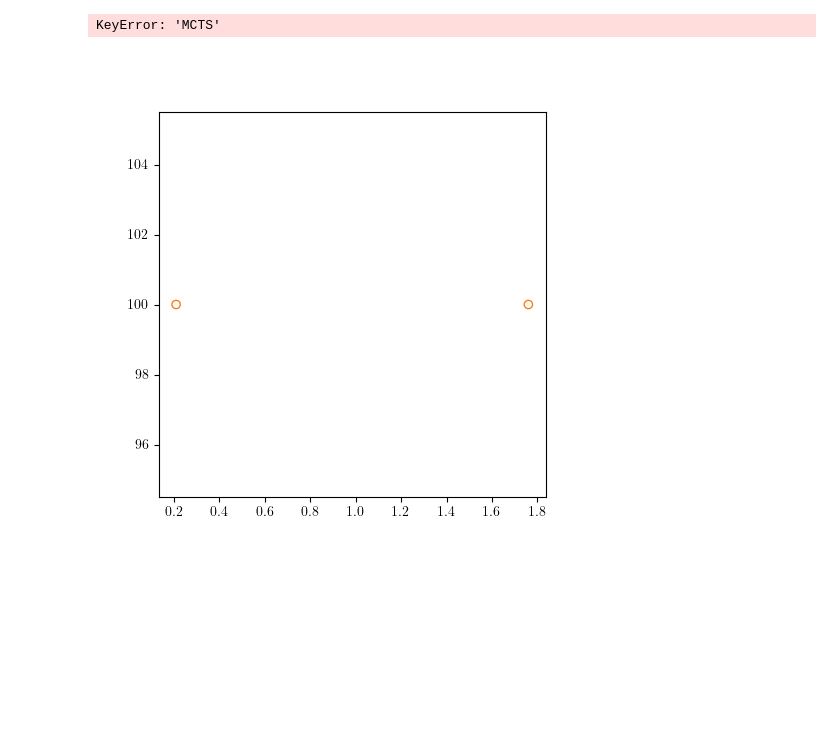
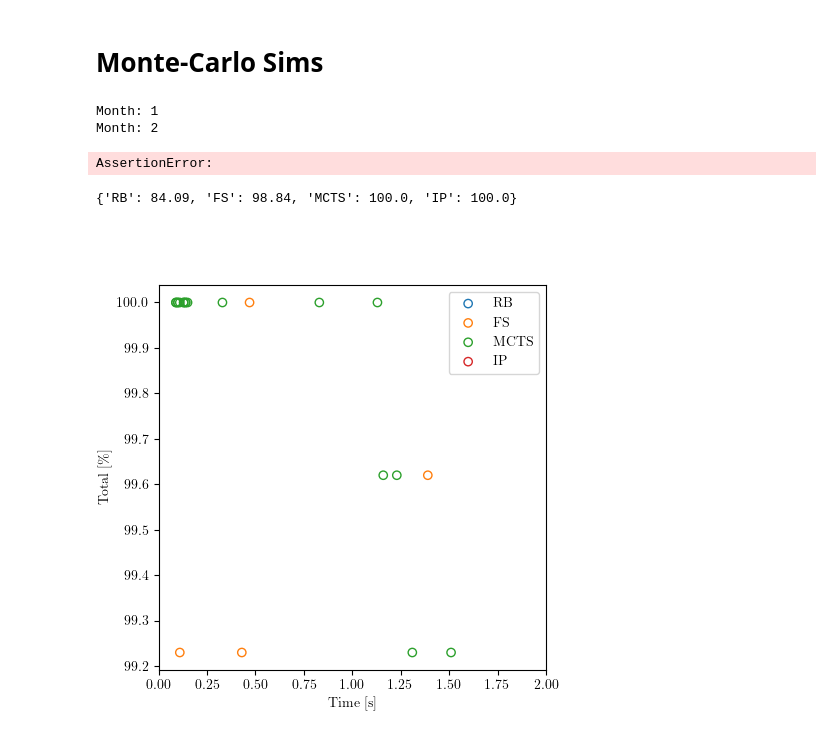
Before and after one commit to Stanford-NavLab/LuPNT, a Jupyter notebook: examples/projects/pnt-scheduling/python/experimients_ION2024.ipynb, the cells around one changed output. Saved outputs shown, nothing was run; the diff lists cells and outputs as text; code cells hidden in the pictures; blank space fills up the shorter version.

```diff
--- a/examples/projects/pnt-scheduling/python/experimients_ION2024.ipynb
+++ b/examples/projects/pnt-scheduling/python/experimients_ION2024.ipynb
@@ -48,0 +112,2 @@ Contact durations [hours]
+# %% [markdown]
+# Monte-Carlo Sims
@@ -49,15 +138,62 @@ Contact durations [hours]
+# %%
+months = np.arange(1, 11)
+duration_factor = 0.40
+results = list[dict]() # List of results for each month
+for month in months:
+    print(f"Month: {month}")
+    config = base_config.copy()
+    config["date"] = config["date"].format(month=month)
+    config["duration_factor"] = duration_factor
+    results.append(experiment_1.solve_problem(config, n_jobs=1))
+# %% [output]
+Month: 1
+Month: 2
+AssertionError:
+# %%
+postproc_results = {}
+for solver in ["RB", "FS", "MCTS", "IP"]:
+    postproc_results[solver] = dict[dict]()
+
+    # Collect all results for the solver
+    results_solver = list[dict]()
+    for i in range(len(months)):
+        results_solver.extend(results[i][solver])
+
+    for r in results_solver:
+        # r = {params, total, time, ...}
+        params = str(r["params"])
+        if params not in postproc_results[solver]:
+            postproc_results[solver][params] = {key: [] for key in r.keys() if key != "params"}
+
+        for key, val in r.items():
+            if key == "params":
+                continue
+            postproc_results[solver][params][key].append(val)
+# %%
+mean_total = {}
+for solver in ["RB", "FS", "MCTS", "IP"]:
+    mean_total[solver] = round(max([np.mean(r["total"]) for r in postproc_results[solver].values()]),2)
+print(mean_total)
+# %% [output]
+{'RB': 84.09, 'FS': 98.84, 'MCTS': 100.0, 'IP': 100.0}
 # %%
-plt.figure(figsize=(5,5))
+plt.figure(figsize=(5, 5))
 for i, key in enumerate(["RB", "FS", "MCTS", "IP"]):
     results = results_all[key]
     total = [r["total"] for r in results if r["total"] > 99]
     time = [r["time"] for r in results if r["total"] > 99]
-    plt.scatter(time, total, label=key, marker="o", facecolor="None", edgecolor=util.TABLEAU_COLORS[i])
+    plt.scatter(
+        time,
+        total,
+        label=key,
+        marker="o",
+        facecolor="None",
+        edgecolor=util.TABLEAU_COLORS[i],
+    )
 plt.xlabel("Time [s]")
 plt.ylabel("Total [\\%]")
 plt.xlim([0, 2])
 plt.legend()
 plt.show()
 # %% [output]
-KeyError: 'MCTS'
-[figure, old version]
+[figure, new version]
```
Also changed, not shown: parts of 6 cells of this notebook, 4 other files.
